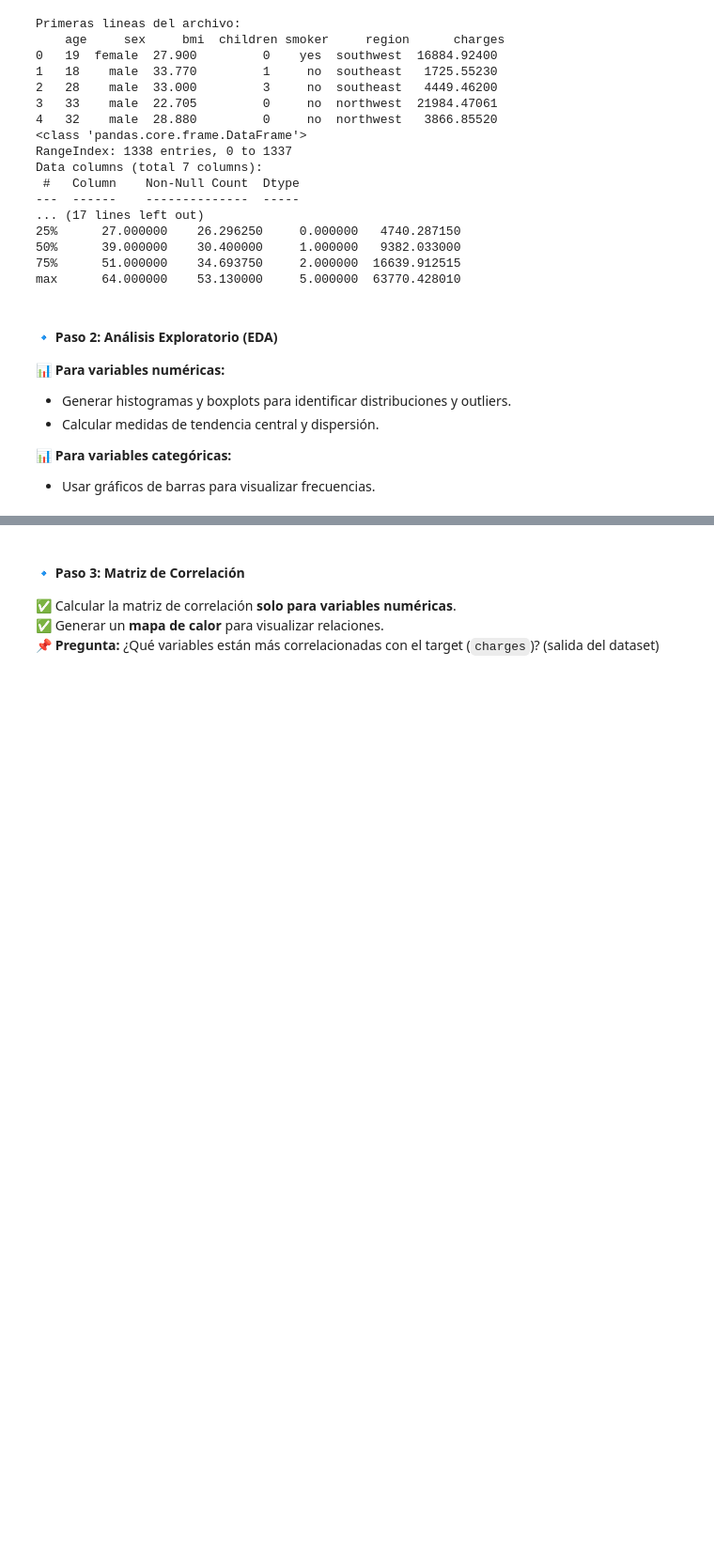
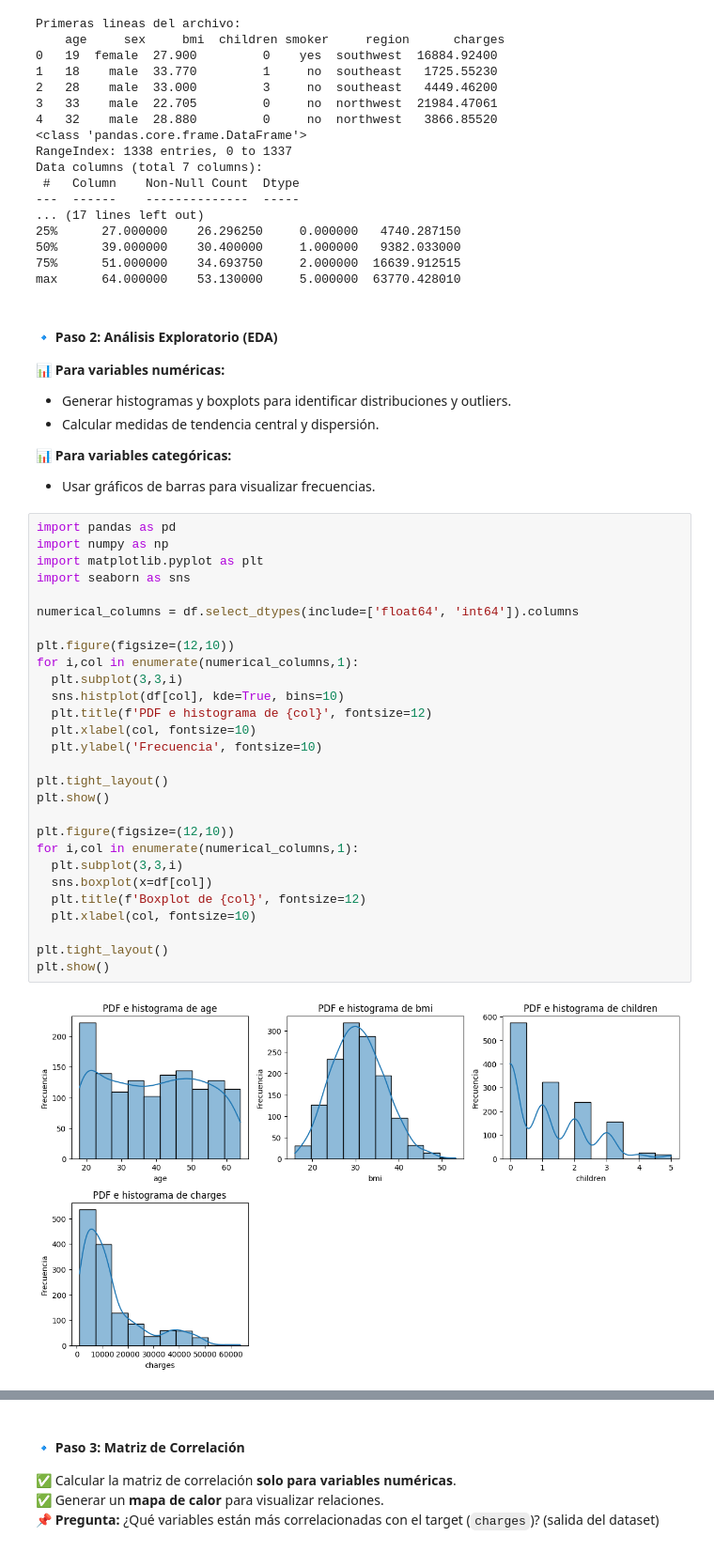
Before and after one commit to AleR26/ColabFiles, a Jupyter notebook: practicasregresionlasso_ridge.ipynb, the cells around one changed output, grey strips where cells are left out. Shown at 94% size. Saved outputs shown, nothing was run; the diff lists cells and outputs as text; blank space fills up the shorter version.

```diff
--- a/practicasregresionlasso_ridge.ipynb
+++ b/practicasregresionlasso_ridge.ipynb
@@ -72,3 +72,33 @@ max      64.000000    53.130000     5.000000  63770.428010
 
 📊 **Para variables categóricas:**
 - Usar gráficos de barras para visualizar frecuencias.
+# %%
+import pandas as pd
+import numpy as np
+import matplotlib.pyplot as plt
+import seaborn as sns
+
+numerical_columns = df.select_dtypes(include=['float64', 'int64']).columns
+
+plt.figure(figsize=(12,10))
+for i,col in enumerate(numerical_columns,1):
+  plt.subplot(3,3,i)
+  sns.histplot(df[col], kde=True, bins=10)
+  plt.title(f'PDF e histograma de {col}', fontsize=12)
+  plt.xlabel(col, fontsize=10)
+  plt.ylabel('Frecuencia', fontsize=10)
+
+plt.tight_layout()
+plt.show()
+
+plt.figure(figsize=(12,10))
+for i,col in enumerate(numerical_columns,1):
+  plt.subplot(3,3,i)
+  sns.boxplot(x=df[col])
+  plt.title(f'Boxplot de {col}', fontsize=12)
+  plt.xlabel(col, fontsize=10)
+
+plt.tight_layout()
+plt.show()
+# %% [output]
+[figure, added]
```
Also changed, not shown: parts of 2 cells of this notebook.
